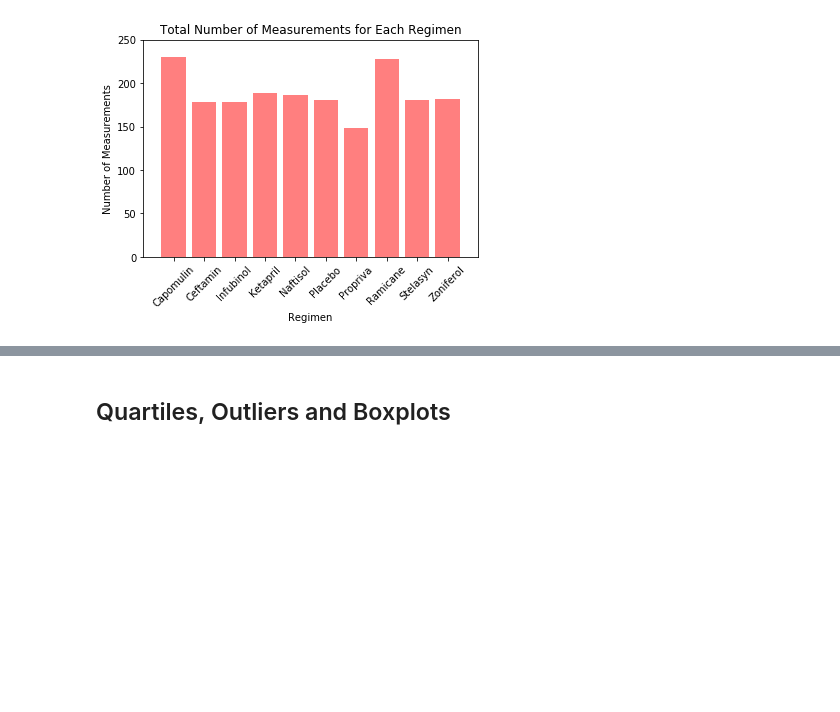
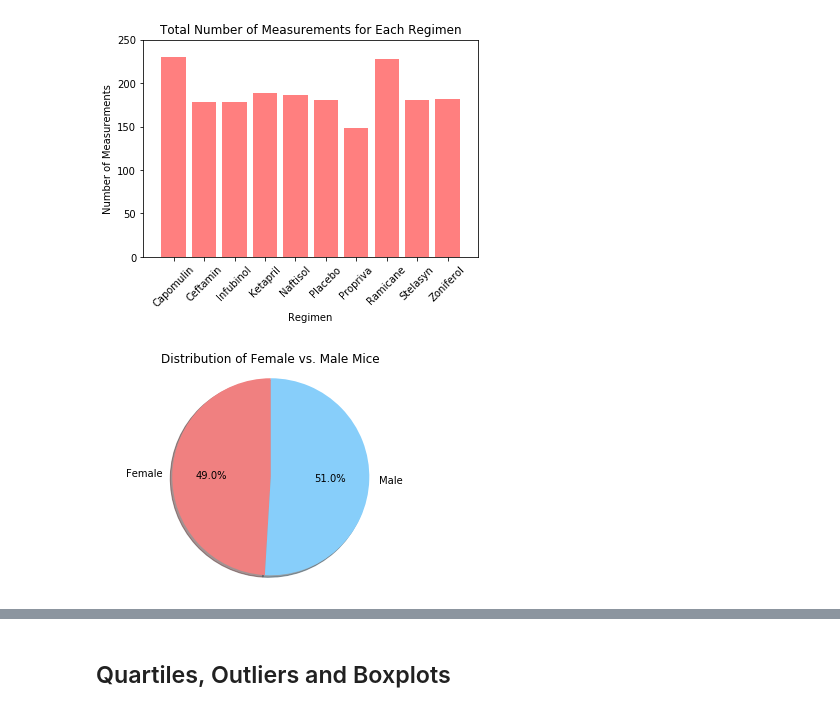
Before and after one commit to ztcnrh/matplotlib-challenge, a Jupyter notebook: pymaceuticals_starter.ipynb, the cells around one changed output, grey strips where cells are left out. Cells and saved outputs as stored; diff of their text form; code cells hidden in the pictures; blank space fills up the shorter version.

Commit message:
Second Updates Up to 'Line and Scatter Plots'.

```diff
--- a/pymaceuticals_starter.ipynb
+++ b/pymaceuticals_starter.ipynb
@@ -187,0 +184,16 @@ plt.show()
+# %%
+# Generate a pie plot showing the distribution of female versus male mice using pandas
+sex_group = cleaned_df.groupby('Sex')
+
+sex_distribution = sex_group.count().iloc[:, 0]
+sex_distribution.plot(kind="pie", labels=labels, colors=colors,
+                      autopct="%1.1f%%",shadow=True, startangle=90)
+
+# Other aesthetics
+plt.title("Distribution of Female vs. Male Mice")
+plt.ylabel("")
+
+plt.axis("equal")
+plt.show()
+# %% [output]
+[figure, added]
```
Also changed, not shown: parts of 9 cells of this notebook.
